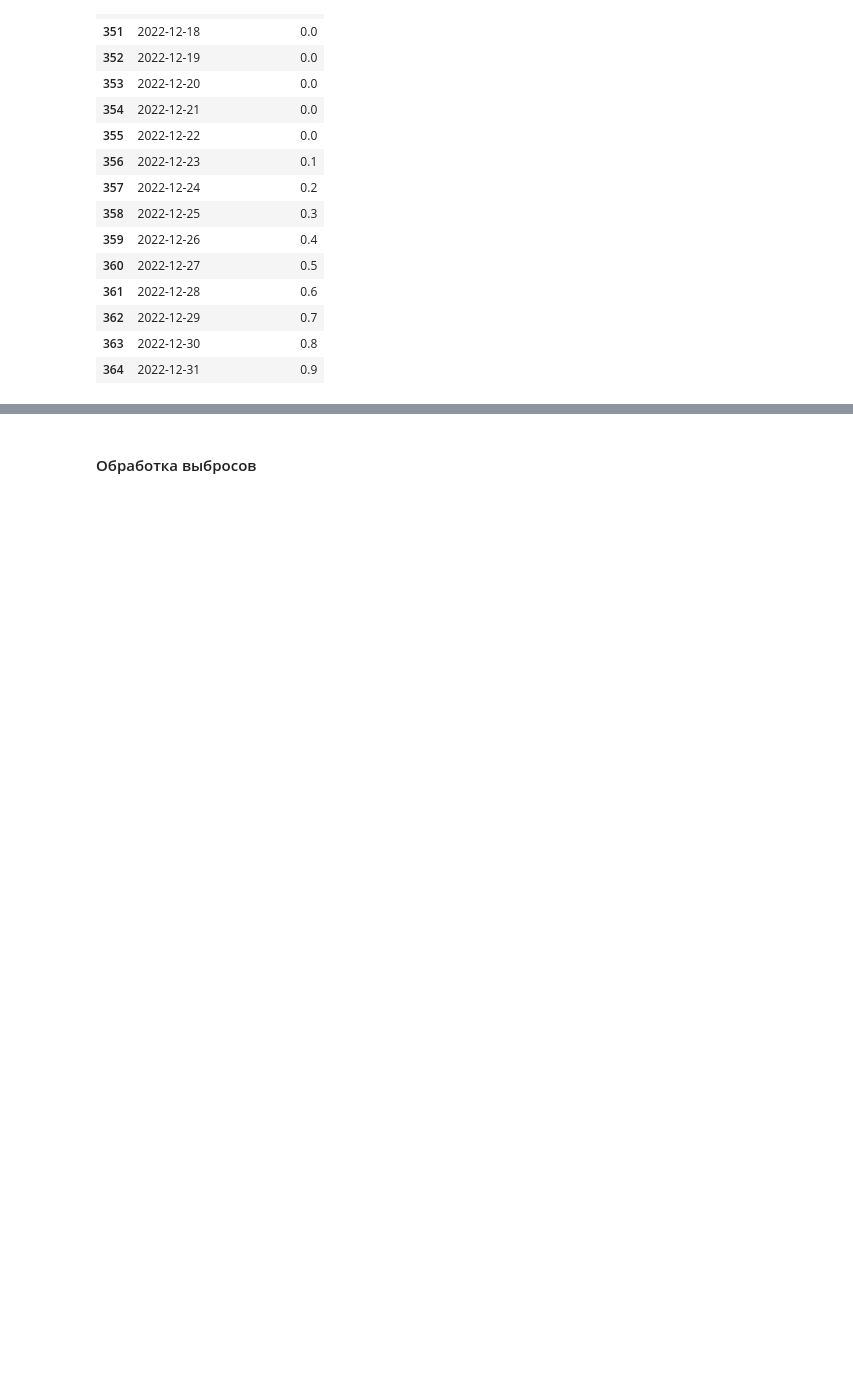
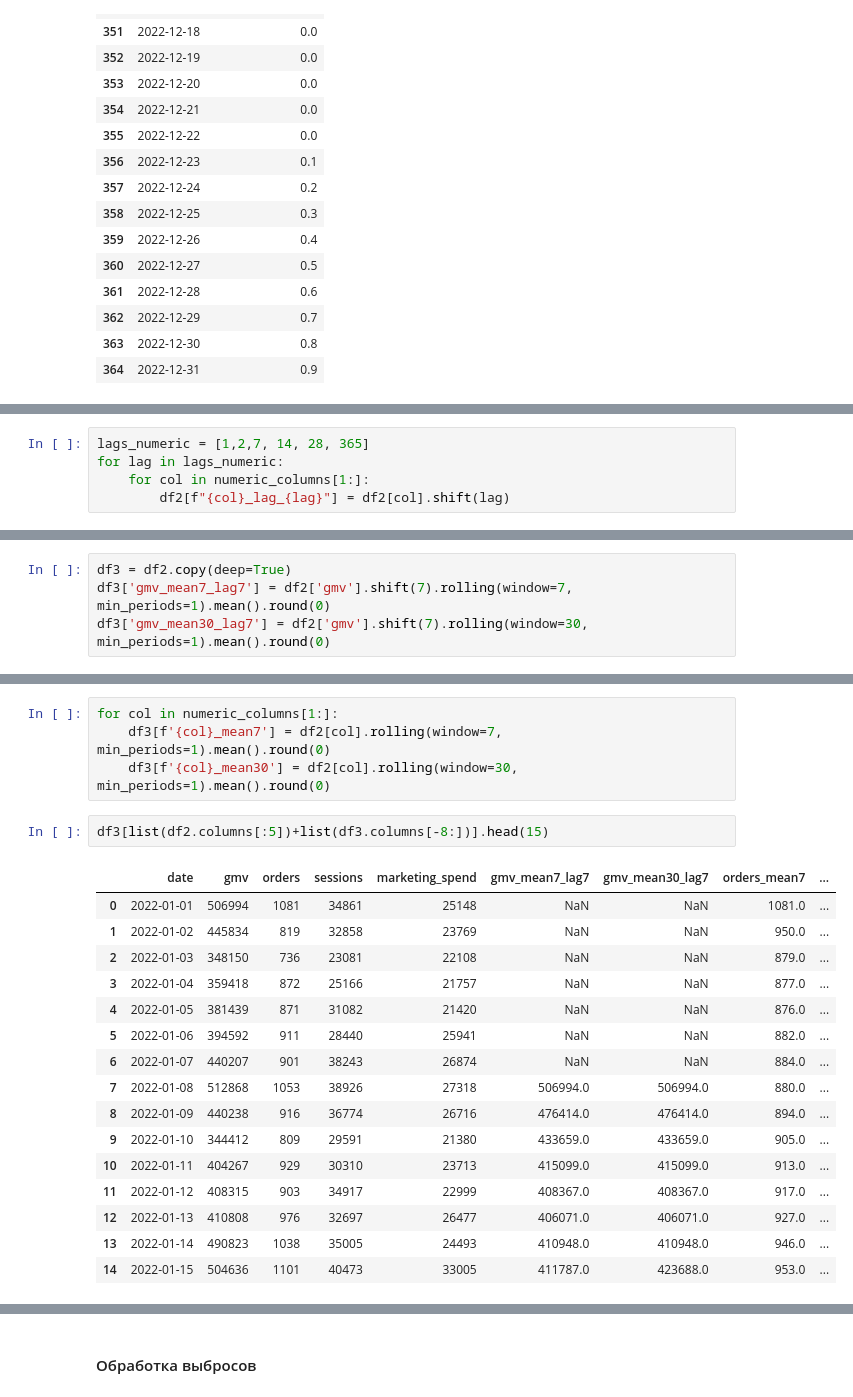
Before and after one commit to RabochiyYan/Ozon_test, a Jupyter notebook: Task_1.1.ipynb, the cells around one changed output, grey strips where cells are left out. Saved outputs shown, nothing was run; the diff lists cells and outputs as text; blank space fills up the shorter version.

```diff
--- a/Task_1.1.ipynb
+++ b/Task_1.1.ipynb
@@ -429,0 +436,5 @@ Index(['gmv', 'orders', 'sessions', 'marketing_spend'], dtype='object')
+# %%
+lags_numeric = [1,2,7, 14, 28, 365]
+for lag in lags_numeric:
+    for col in numeric_columns[1:]:
+        df2[f"{col}_lag_{lag}"] = df2[col].shift(lag)
@@ -429,0 +483,4 @@ Index(['gmv', 'orders', 'sessions', 'marketing_spend'], dtype='object')
+# %%
+df3 = df2.copy(deep=True)
+df3['gmv_mean7_lag7'] = df2['gmv'].shift(7).rolling(window=7, min_periods=1).mean().round(0)
+df3['gmv_mean30_lag7'] = df2['gmv'].shift(7).rolling(window=30, min_periods=1).mean().round(0)
@@ -429,0 +506,23 @@ Index(['gmv', 'orders', 'sessions', 'marketing_spend'], dtype='object')
+# %%
+for col in numeric_columns[1:]:
+    df3[f'{col}_mean7'] = df2[col].rolling(window=7, min_periods=1).mean().round(0)
+    df3[f'{col}_mean30'] = df2[col].rolling(window=30, min_periods=1).mean().round(0)
+# %%
+df3[list(df2.columns[:5])+list(df3.columns[-8:])].head(15)
+# %% [output]
+|  | date | gmv | orders | sessions | marketing_spend | gmv_mean7_lag7 | gmv_mean30_lag7 | orders_mean7 | ... |
+| 0 | 2022-01-01 | 506994 | 1081 | 34861 | 25148 | NaN | NaN | 1081.0 | ... |
+| 1 | 2022-01-02 | 445834 | 819 | 32858 | 23769 | NaN | NaN | 950.0 | ... |
+| 2 | 2022-01-03 | 348150 | 736 | 23081 | 22108 | NaN | NaN | 879.0 | ... |
+| 3 | 2022-01-04 | 359418 | 872 | 25166 | 21757 | NaN | NaN | 877.0 | ... |
+| 4 | 2022-01-05 | 381439 | 871 | 31082 | 21420 | NaN | NaN | 876.0 | ... |
+| 5 | 2022-01-06 | 394592 | 911 | 28440 | 25941 | NaN | NaN | 882.0 | ... |
+| 6 | 2022-01-07 | 440207 | 901 | 38243 | 26874 | NaN | NaN | 884.0 | ... |
+| 7 | 2022-01-08 | 512868 | 1053 | 38926 | 27318 | 506994.0 | 506994.0 | 880.0 | ... |
+| 8 | 2022-01-09 | 440238 | 916 | 36774 | 26716 | 476414.0 | 476414.0 | 894.0 | ... |
+| 9 | 2022-01-10 | 344412 | 809 | 29591 | 21380 | 433659.0 | 433659.0 | 905.0 | ... |
+| 10 | 2022-01-11 | 404267 | 929 | 30310 | 23713 | 415099.0 | 415099.0 | 913.0 | ... |
+| 11 | 2022-01-12 | 408315 | 903 | 34917 | 22999 | 408367.0 | 408367.0 | 917.0 | ... |
+| 12 | 2022-01-13 | 410808 | 976 | 32697 | 26477 | 406071.0 | 406071.0 | 927.0 | ... |
+| 13 | 2022-01-14 | 490823 | 1038 | 35005 | 24493 | 410948.0 | 410948.0 | 946.0 | ... |
+| 14 | 2022-01-15 | 504636 | 1101 | 40473 | 33005 | 411787.0 | 423688.0 | 953.0 | ... |
```
Also changed, not shown: parts of 26 cells of this notebook.
